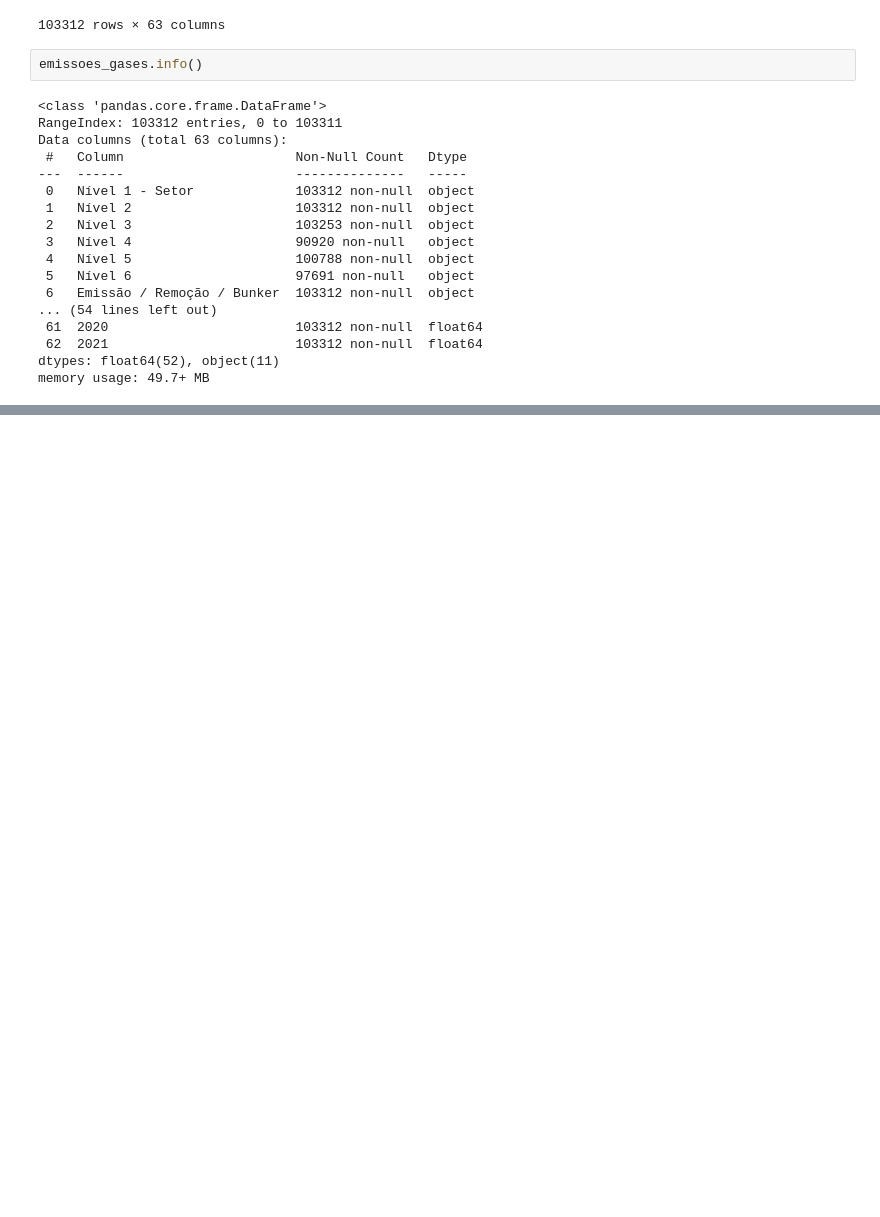
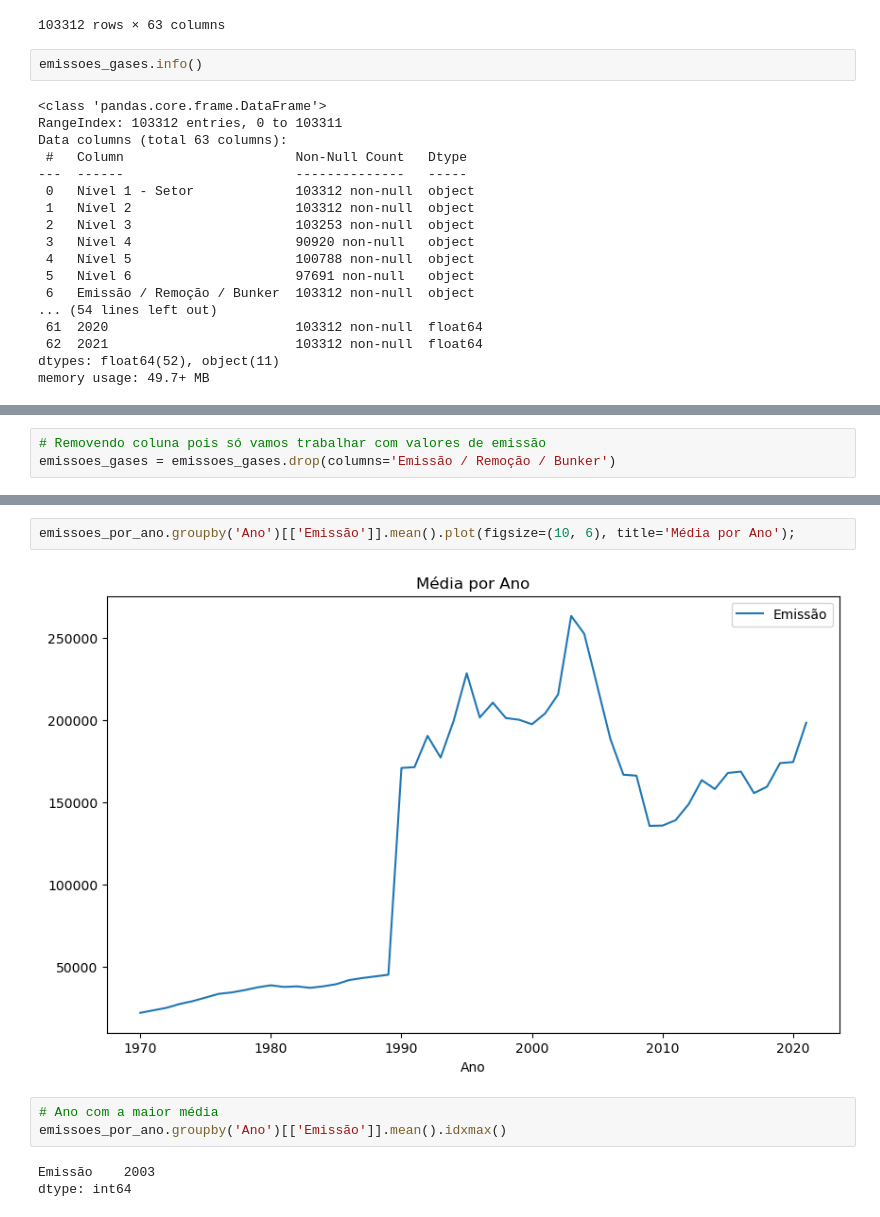
Before and after one commit to lucasz-g/Projetos-Pandas, a Jupyter notebook: Seleção e Agrupamento/emissao_gases_estufa.ipynb, the cells around one changed output, grey strips where cells are left out. Cells and saved outputs as stored; diff of their text form; blank space fills up the shorter version.

```diff
--- a/Seleção e Agrupamento/emissao_gases_estufa.ipynb
+++ b/Seleção e Agrupamento/emissao_gases_estufa.ipynb
@@ -42,0 +137,3 @@ memory usage: 49.7+ MB
+# %%
+# Removendo coluna pois só vamos trabalhar com valores de emissão
+emissoes_gases = emissoes_gases.drop(columns='Emissão / Remoção / Bunker')
@@ -42,0 +481,10 @@ memory usage: 49.7+ MB
+# %%
+emissoes_por_ano.groupby('Ano')[['Emissão']].mean().plot(figsize=(10, 6), title='Média por Ano');
+# %% [output]
+[figure, added]
+# %%
+# Ano com a maior média
+emissoes_por_ano.groupby('Ano')[['Emissão']].mean().idxmax()
+# %% [output]
+Emissão    2003
+dtype: int64
```
Also changed, not shown: parts of 59 cells of this notebook, 3 other files.
